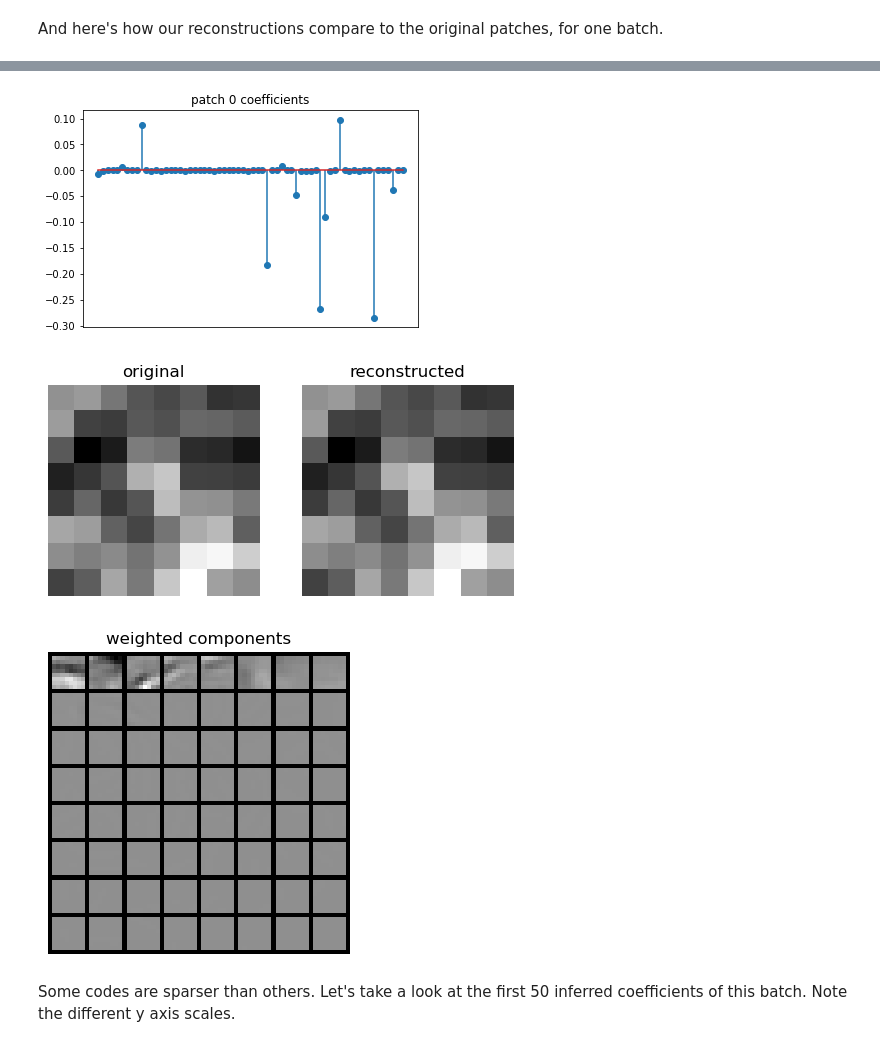
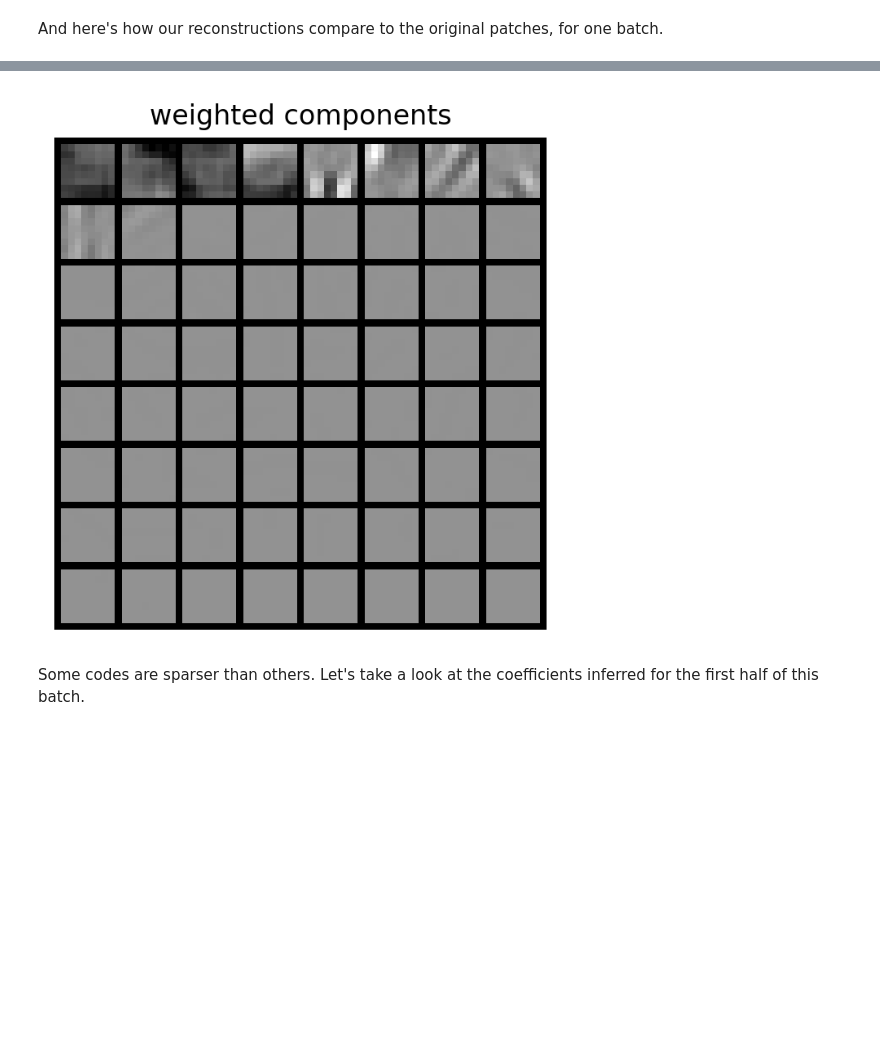
Before and after one commit to rctn/sparsecoding, a Jupyter notebook: tutorials/vanilla/tutorial.ipynb, the cells around one changed output, grey strips where cells are left out. Cells and saved outputs as stored; diff of their text form; code cells hidden in the pictures; blank space fills up the shorter version.

```diff
--- a/tutorials/vanilla/tutorial.ipynb
+++ b/tutorials/vanilla/tutorial.ipynb
@@ -79,7 +84,7 @@ For the first pass, we suggest using the preset parameters below to make sure ev
 # %%
 # Tunable parameters.
-epochs = 4000
-num_infer_iters = 400
+epochs = 3000
+num_infer_iters = 300
 batch_size = 100
 lambd = 0.8
 phi_lr = 1e-3
@@ -111,7 +116,12 @@ The main sparse coding algorithm consists of an outer loop that learns the dicti
 # %%
-# Store losses for plotting later.
+# Store losses and phi snapshot for plotting later.
+phi_snapshot_steps = 500
 mses = []
 sparse_costs = []
+
+# just to generate gif
+recon_snapshots = []
+a_snapshots = []
 
 for i in tqdm(range(epochs)):
     I = patches[i, :, :]
@@ -119,18 +129,28 @@ for i in tqdm(range(epochs)):
     Ihat = torch.mm(phi, a.T).T
     r = I - Ihat
 
-    # This inner for loop uses Euler's method to learn coefficients a.
+    # This inner for loop uses Euler's method to infer coefficients a.
     for _ in range(num_infer_iters):
+        # generate gif
+        if i == epochs-1:
+            aa = a.clone()
+            a_snapshots.append(aa)
+            recon = torch.mm(phi, aa.T).T
+            recon_snapshots.append(recon)
+
         da = eta * (torch.mm(r, phi) - (lambd * C_prime(a)))  # Equation 4.
         a += da
 
-    # Update basis gradients.
+    # Update dictionary based on gradient with respect to phi.
     Ihat = torch.mm(phi, a.T).T
     dphi = phi_lr * (torch.mm((I - Ihat).T, a))  # Equation 3.
     phi += dphi
 
     # Normalize each basis to unit length.
     phi = F.normalize(phi, dim=0)
+    # Get phi snapshot to show later.
+    if i == phi_snapshot_steps:
+        phi_snapshot = phi
 
     # Calculate energy for plotting purposes.
     mse, sparse_cost = E_terms(I, Ihat, a, lambd)
@@ -162,17 +194,15 @@ Let's focus on one patch. We can look at the stem plot of the coefficients and w
 # %%
 img_id = 0
 single_patch = I[img_id, :]
 single_recon = Ihat[img_id, :]
 coeff = a[img_id]
-utils.plot_coeffs(coeff, title="patch {} coefficients".format(img_id))
-utils.display_sbs(single_patch.reshape(patch_size, patch_size), single_recon.reshape(patch_size, patch_size), bar=False, dpi=100)
-utils.show_components(phi, coeff)
+# utils.plot_coeffs(coeff, title="patch {} coefficients".format(img_id))
+# utils.display(single_recon.reshape(patch_size, patch_size), bar=True, dpi=100)
+utils.show_components(phi, coeff, dpi=200)
 # %% [output]
-[figure, old version]
+[figure, new version]
-[figure, removed]
-[figure, removed]
 # %% [markdown]
-Some codes are sparser than others. Let's take a look at the first 50 inferred coefficients of this batch. Note the different y axis scales.
+Some codes are sparser than others. Let's take a look at the coefficients inferred for the first half of this batch.
 # %%
 utils.coeff_grid(a)
 # %% [output]
```
Also changed, not shown: parts of 21 cells of this notebook, 5 other files.
